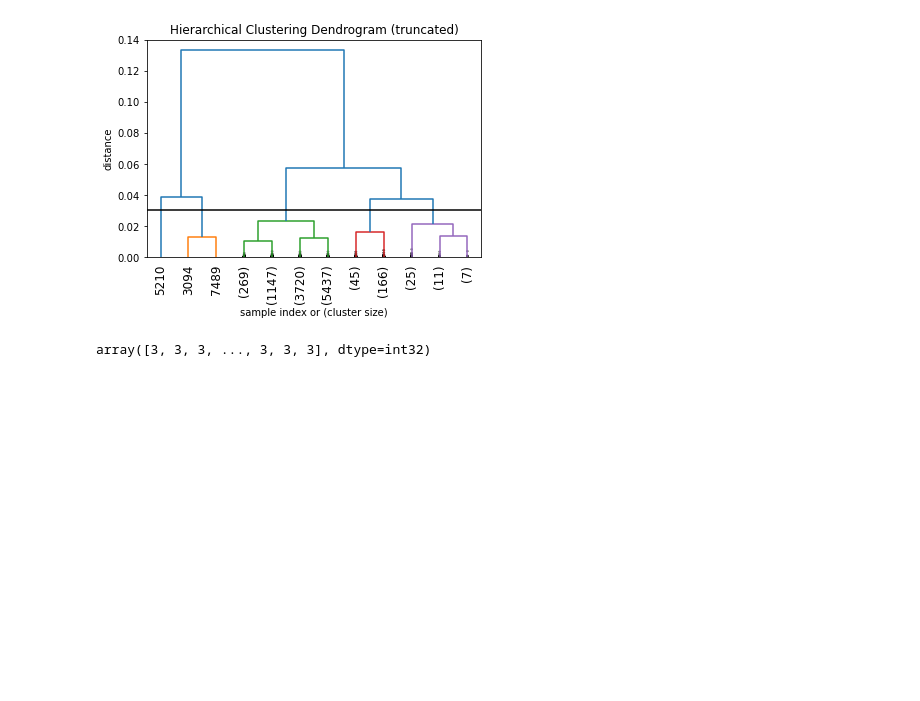
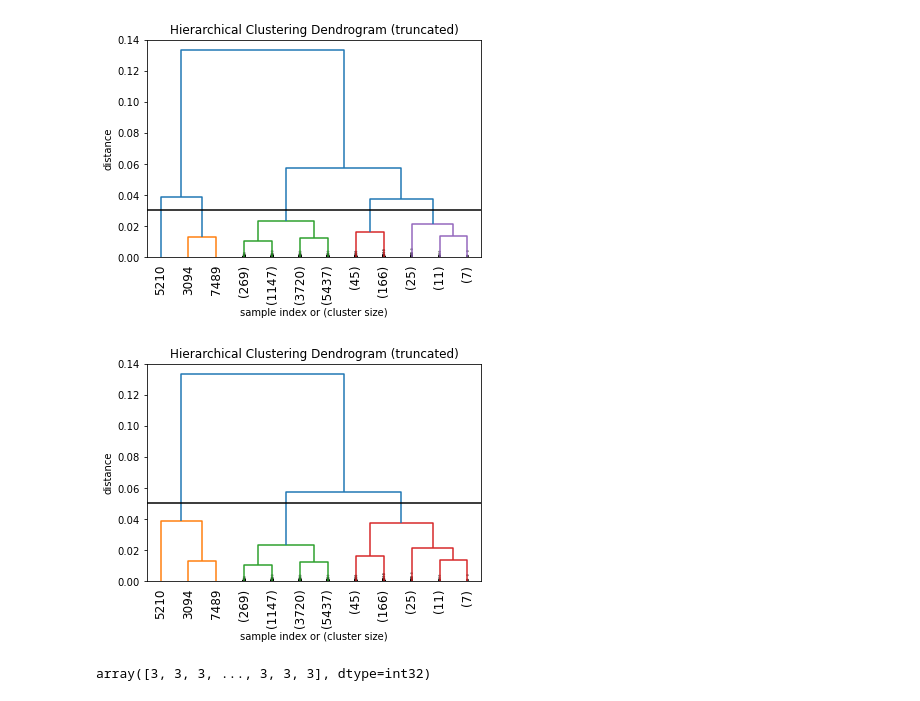
Before and after one commit to dion-ricky/future-data-1, a Jupyter notebook: notebook/2021-08-16_Doc_Unsupervised Good Model.ipynb, the cells around one changed output. Saved outputs shown, nothing was run; the diff lists cells and outputs as text; code cells hidden in the pictures; blank space fills up the shorter version.

```diff
--- a/notebook/2021-08-16_Doc_Unsupervised Good Model.ipynb
+++ b/notebook/2021-08-16_Doc_Unsupervised Good Model.ipynb
@@ -983,6 +983,20 @@ fancy_dendrogram(
 plt.show()
 # %% [output]
 [figure]
+# %%
+fancy_dendrogram(
+    Z,
+    truncate_mode='lastp',
+    p=12,
+    leaf_rotation=90.,
+    leaf_font_size=12.,
+    show_contracted=True,
+    annotate_above=10,
+    max_d=0.05,  # plot a horizontal cut-off line
+)
+plt.show()
+# %% [output]
+[figure, added]
 # %%
 from scipy.cluster.hierarchy import fcluster
 max_d = 0.03
```
Also changed, not shown: parts of 15 cells of this notebook.
